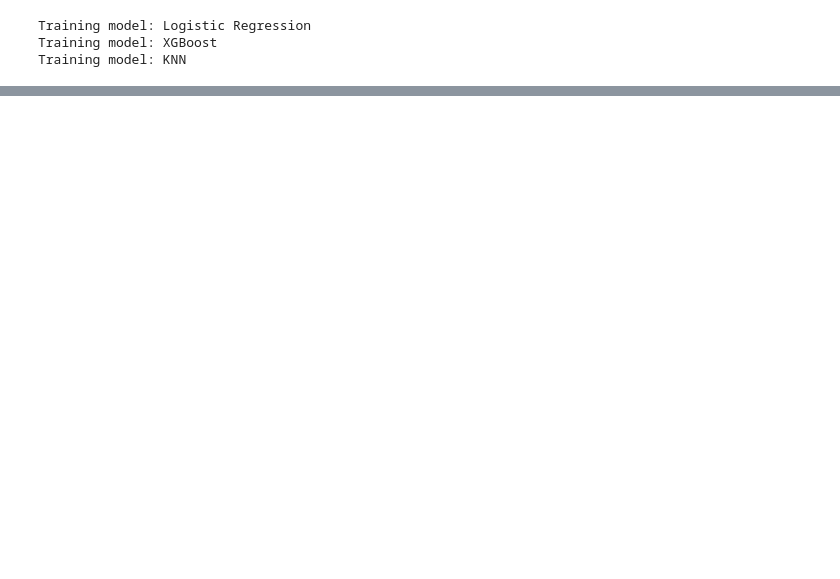
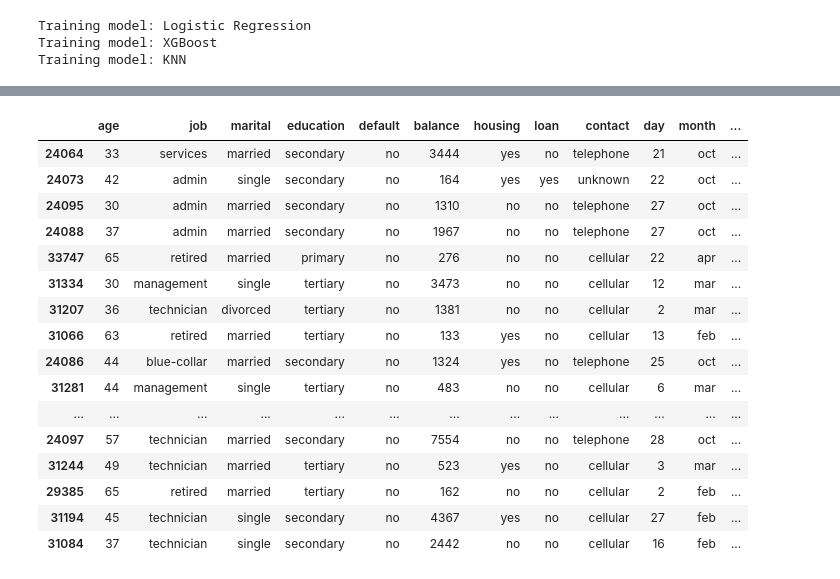
Before and after one commit to ShaneS02/04AWIXoLex7K20GE, a Jupyter notebook: src/run/run.ipynb, the cells around one changed output, grey strips where cells are left out. Cells and saved outputs as stored; diff of their text form; code cells hidden in the pictures; blank space fills up the shorter version.

Commit message:
Added analysis for determined what customer segments have a higher probability of subscribing

```diff
--- a/src/run/run.ipynb
+++ b/src/run/run.ipynb
@@ -149,9 +136,6 @@ class DynamicPreprocessor(BaseEstimator, TransformerMixin):
 # %%
 #setup baseline models
-
-from sklearn.feature_selection import SelectKBest, f_classif
 from sklearn.linear_model import LogisticRegression
-from sklearn.ensemble import RandomForestClassifier
 from sklearn.neighbors import KNeighborsClassifier
 from sklearn.pipeline import Pipeline
 from sklearn.svm import SVC
@@ -210,19 +194,6 @@ models = {
             "model__weights": ["uniform", "distance"],
             "select__k": [3, 5, 7, 10, "all"]
         }
-    },
-
-
-    "SVM": {
-        "pipeline": Pipeline([
-            ("select", feature_selector),
-            ("preprocessor", preprocessor),
-            ("model", SVC(random_state=42, class_weight="balanced", probability=True, kernel="linear"))
-        ]),
-        "params": {
-            "model__C": [0.01, 0.1, 1, 10],
-            "select__k": [3, 5, 7, 10, "all"]
-        }
     }
 }
 # %%
@@ -407,0 +311,6 @@ try different kernel for svm
+# %%
+#display testing results
+
+results_df = pd.DataFrame(results)
+pd.set_option("display.max_columns", None)
+print(results_df)
@@ -407,0 +332,40 @@ try different kernel for svm
+# %%
+#use xgboost to predict segments of clients to prioritize
+
+# Get the best XGBoost model
+best_xgb = grid_search_results["XGBoost"].best_estimator_
+
+# Generate probability of subscribing for every customer
+test_probabilities = best_xgb.predict_proba(X_test)[:, 1]
+
+# Create a copy of the original customer data
+customer_analysis = X_test.copy()
+
+# Add predicted probability
+customer_analysis["subscription_probability"] = test_probabilities
+
+# Add actual outcome for comparison
+customer_analysis["actual_subscription"] = y_test.values
+
+# Rank customers from highest to lowest probability
+customer_analysis = customer_analysis.sort_values("subscription_probability", ascending=False)
+
+customer_analysis.head(20)
+# %% [output]
+|  | age | job | marital | education | default | balance | housing | loan | contact | day | month | ... |
+| 24064 | 33 | services | married | secondary | no | 3444 | yes | no | telephone | 21 | oct | ... |
+| 24073 | 42 | admin | single | secondary | no | 164 | yes | yes | unknown | 22 | oct | ... |
+| 24095 | 30 | admin | married | secondary | no | 1310 | no | no | telephone | 27 | oct | ... |
+| 24088 | 37 | admin | married | secondary | no | 1967 | no | no | telephone | 27 | oct | ... |
+| 33747 | 65 | retired | married | primary | no | 276 | no | no | cellular | 22 | apr | ... |
+| 31334 | 30 | management | single | tertiary | no | 3473 | no | no | cellular | 12 | mar | ... |
+| 31207 | 36 | technician | divorced | tertiary | no | 1381 | no | no | cellular | 2 | mar | ... |
+| 31066 | 63 | retired | married | tertiary | no | 133 | yes | no | cellular | 13 | feb | ... |
+| 24086 | 44 | blue-collar | married | secondary | no | 1324 | yes | no | telephone | 25 | oct | ... |
+| 31281 | 44 | management | single | tertiary | no | 483 | no | no | cellular | 6 | mar | ... |
+| ... | ... | ... | ... | ... | ... | ... | ... | ... | ... | ... | ... | ... |
+| 24097 | 57 | technician | married | secondary | no | 7554 | no | no | telephone | 28 | oct | ... |
+| 31244 | 49 | technician | married | tertiary | no | 523 | yes | no | cellular | 3 | mar | ... |
+| 29385 | 65 | retired | married | tertiary | no | 162 | no | no | cellular | 2 | feb | ... |
+| 31194 | 45 | technician | single | secondary | no | 4367 | yes | no | cellular | 27 | feb | ... |
+| 31084 | 37 | technician | single | secondary | no | 2442 | no | no | cellular | 16 | feb | ... |
```
Also changed, not shown: parts of 15 cells of this notebook, 2 other files.
